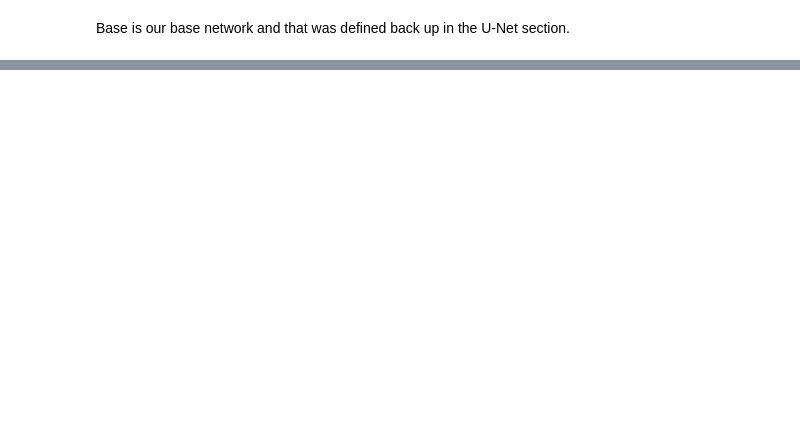
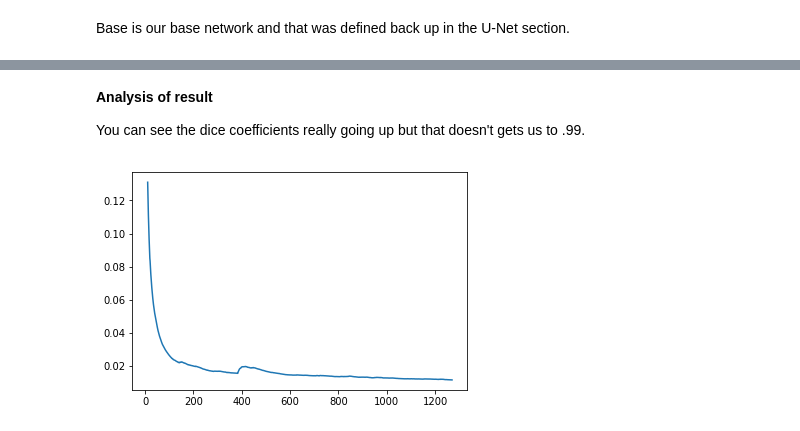
Before and after one commit to Sundragon1993/fastai, a Jupyter notebook: courses/dl2/carvana-unet.ipynb, the cells around one changed output, grey strips where cells are left out. Cells and saved outputs as stored; diff of their text form; code cells hidden in the pictures; blank space fills up the shorter version.

```diff
--- a/courses/dl2/carvana-unet.ipynb
+++ b/courses/dl2/carvana-unet.ipynb
@@ -308,0 +455,14 @@ models = UnetModel(m)
+# %%
+tfms = tfms_from_model(resnet34, sz, crop_type=CropType.NO, tfm_y=TfmType.CLASS, aug_tfms=aug_tfms)
+datasets = ImageData.get_ds(MatchedFilesDataset, (trn_x, trn_y), (val_x, val_y), tfms, path=PATH)
+md = ImageData(PATH, datasets, bs, num_workers=4, classes=None) # num_workers depends on batch size
+denorm = md.trn_ds.denorm
+# %%
+m_base = get_base()
+m = to_gpu(Unet34(m_base))
+models = UnetModel(m)
+# %%
+learn = ConvLearner(md, models)
+learn.opt_fn = optim.Adam
+learn.crit = nn.BCEWithLogitsLoss()
+learn.metrics = [accuracy_thresh(0.5),dice]
@@ -308,0 +471,2 @@ models = UnetModel(m)
+# %%
+learn.load('128urn-0')
@@ -308,0 +486,8 @@ models = UnetModel(m)
+# %% [markdown]
+**Analysis of result**
+
+You can see the dice coefficients really going up but that doesn't gets us to .99.
+# %%
+learn.sched.plot_loss()
+# %% [output]
+[figure, added]
```
Also changed, not shown: parts of 104 cells of this notebook.
